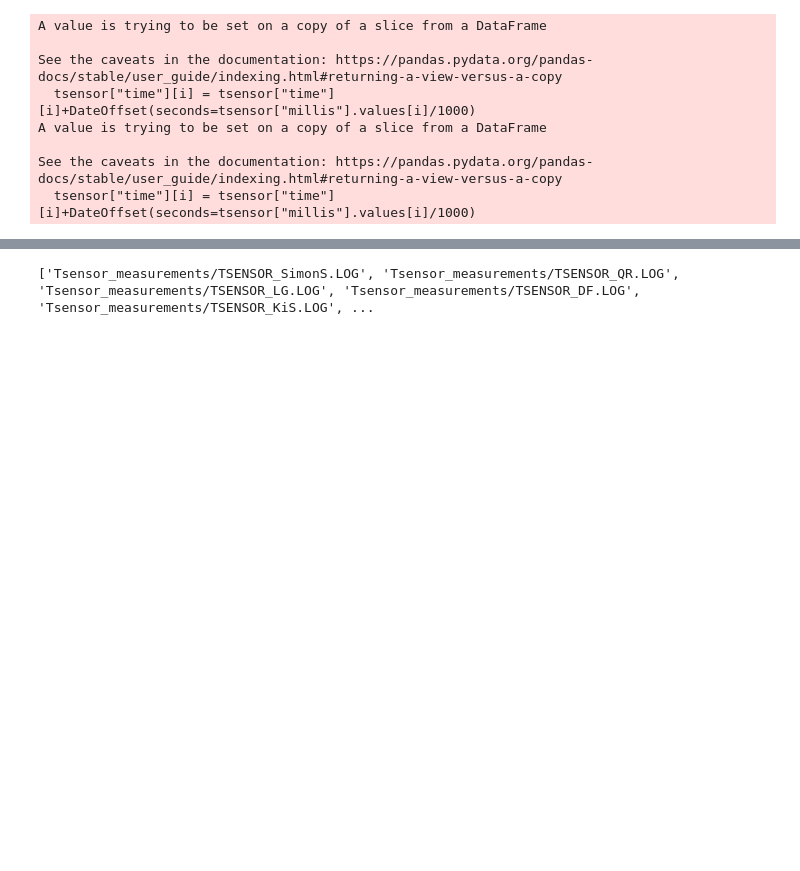
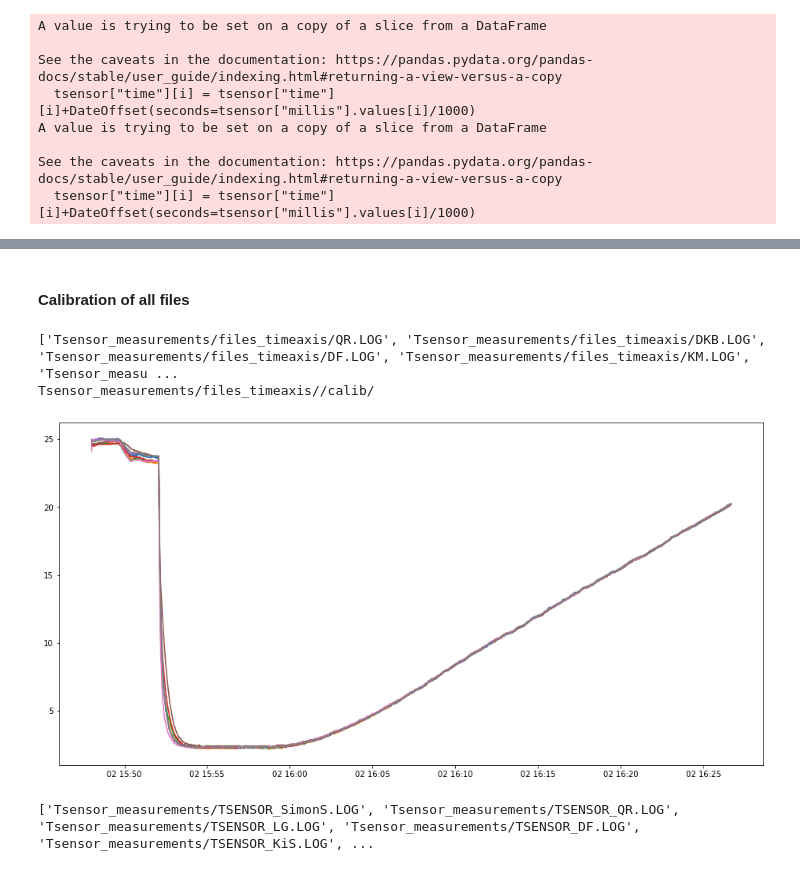
Before and after one commit to loanagr/Temperature_sensor, a Jupyter notebook: Evaluation_Tsensor_measurements.ipynb, the cells around one changed output, grey strips where cells are left out. Saved outputs shown, nothing was run; the diff lists cells and outputs as text; code cells hidden in the pictures; blank space fills up the shorter version.

```diff
--- a/Evaluation_Tsensor_measurements.ipynb
+++ b/Evaluation_Tsensor_measurements.ipynb
@@ -71,0 +74,5 @@ See the caveats in the documentation: https://pandas.pydata.org/pandas-docs/stab
+# %%
+#load the calibration files
+calibration = pd.read_csv('Tsensor_measurements/tsensor_calibration.log', sep=',',
+                            comment='#',names=["time","millis","ID","temperature"])
+calibration["time"] = pd.to_datetime(calibration["time"], utc=True).dt.tz_localize(None)
@@ -72,3 +142,26 @@ See the caveats in the documentation: https://pandas.pydata.org/pandas-docs/stab
+# %% [markdown]
+#### Calibration of all files
+# %%
+path_storage_calib = path_timeaxis + '/calib/'
+
+k=0
+for filename in files:
+    #load in all files file by file
+    name = filename.split("/")[-1].split("_")[-1].split(".")[0]
+    tsensor = pd.read_csv(filename, sep=',', comment='#',names=["time","millis","ID","temperature"])
+    tsensor['time'] = pd.to_datetime(tsensor["time"], utc=True).dt.tz_localize(None)
+
+    #calibration correction of the temperatur
+    tsensor['temperature'] = tsensor['temperature'] - (fit_parameter[name][2]+tsensor['temperature']*
+                                                       fit_parameter[name][1]+fit_parameter[name][0]*
+                                                       tsensor['temperature']**2)
+    tsensor.to_csv(path_storage_calib + name + '.LOG', header=None, index=False)
+    plt.plot(tsensor['time'], tsensor['temperature'])
+    k+=1
+# %% [output]
+['Tsensor_measurements/files_timeaxis/QR.LOG', 'Tsensor_measurements/files_timeaxis/DKB.LOG', 'Tsensor_measurements/files_timeaxis/DF.LOG', 'Tsensor_measurements/files_timeaxis/KM.LOG', 'Tsensor_measu ...
+Tsensor_measurements/files_timeaxis//calib/
+[figure, added]
 # %%
 #load the data files:
 filenames = glob.glob("Tsensor_measurements/*.LOG")
```
Also changed, not shown: parts of 4 cells of this notebook, 8 other files.
